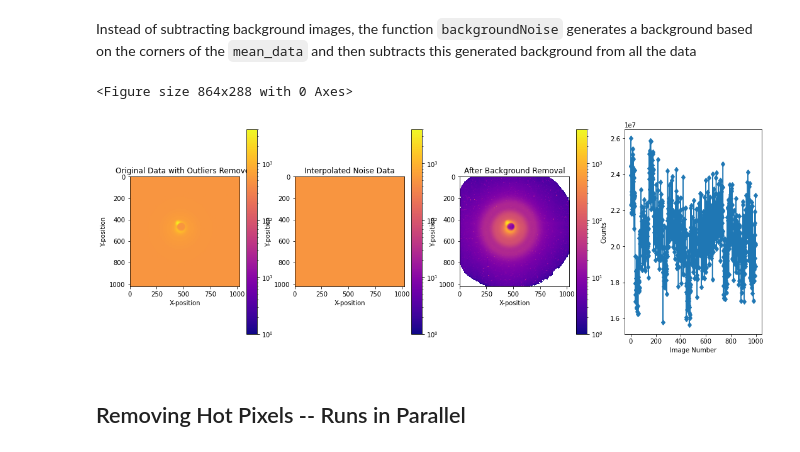
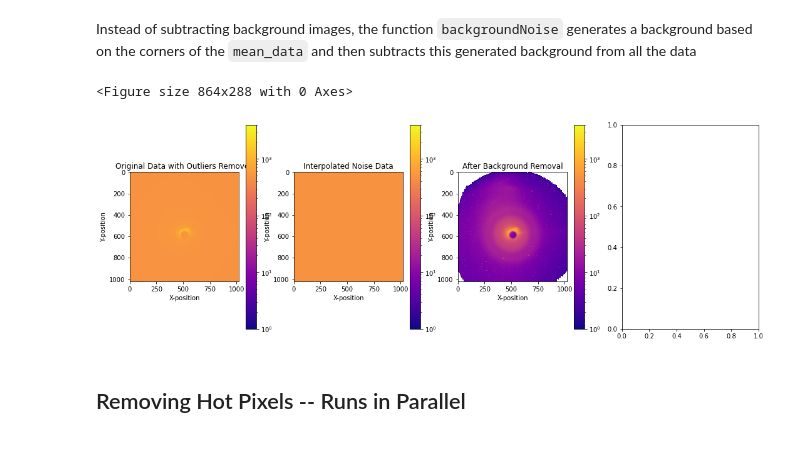
Before and after one commit to lheald2/gued, a Jupyter notebook: GUED_Analysis_LFH.ipynb, the cells around one changed output. Saved outputs shown, nothing was run; the diff lists cells and outputs as text; code cells hidden in the pictures.

```diff
--- a/GUED_Analysis_LFH.ipynb
+++ b/GUED_Analysis_LFH.ipynb
@@ -802,8 +799,8 @@ def remove_radial_outliers(image):
 # %% [markdown]
 ### Defining path -- Uses * to make more accessible for reading in multiple scan files
 # %%
-dataPath = '/work/centurion/shared/UED_data/FY18_o-nitrophenol/20180823/Run/20180823_0320'
-#dataPath = '/work/centurion/shared/UED_data/FY18_o-nitrophenol/20180623/Run/20180623_2349'
+#dataPath = '/work/centurion/shared/UED_data/FY18_o-nitrophenol/20180823/Run/20180823_0320'
+dataPath = '/work/centurion/shared/UED_data/FY18_o-nitrophenol/20180623/Run/20180623_2349'
 runPath = "/*/*/ANDOR1_*.tif"
 
 
@@ -920,7 +917,7 @@ Background from experiment is causing negative values or 0 values.
 
 highvalue = 50000 # The highest value of pixel intensity from the histogram plot
 print('Load diffraction signal');
-test_data, stage_positions, file_numbers, counts = get_image_details(files[:1000])
+test_data, stage_positions, file_numbers, counts = get_image_details(files[2000:3000])
 counts_mean = np.mean(counts)        # Mean values of Total Counts of all images
 counts_std  = np.std(counts)         # the STD of all the tc for all the iamges
 uni_stage = np.unique(stage_positions)# Pump-probe stage position
@@ -1046,37 +1043,37 @@ if sub_edges =='Yes':
 
 fig = plt.figure(figsize = (12,4)) # Plot counts rate, images number at each posi, and bad images
 
 fig, axes = plt.subplots(1, 4, figsize=(18, 6))
 vmin_1_1, vmax_1_1 = 10**-0, 4000
 
 #Before
 img1 = axes[0].imshow(mean_data, cmap='plasma', norm=matplotlib.colors.LogNorm(vmin=vmin_1_1, vmax=vmax_1_1))
 axes[0].set_title('Original Data with Outliers Removed')
 axes[0].set_xlabel('X-position')
 axes[0].set_ylabel('Y-position')
 colorbar1 = fig.colorbar(img1, ax=axes[0])  # Add colorbar to the first subplot
 
 #Noise
 img2 = axes[1].imshow(noise_data, cmap='plasma',  norm=matplotlib.colors.LogNorm(vmin=vmin_1_1, vmax=vmax_1_1))
 # Use the same normalization as img1
 axes[1].set_title('Interpolated Noise Data')
 axes[1].set_xlabel('X-position')
 axes[1].set_ylabel('Y-position')
 colorbar2 = fig.colorbar(img2, ax=axes[1])  # Add colorbar to the second subplot
 
 # Noise Removed
 img3 = axes[2].imshow(noiseless_data, cmap='plasma',  norm=matplotlib.colors.LogNorm(vmin=vmin_1_1, vmax=vmax_1_1))  # Logarithmic scaling
 axes[2].set_title('After Background Removal')
 axes[2].set_xlabel('X-position')
 axes[2].set_ylabel('Y-position')
 colorbar3 = fig.colorbar(img3, ax=axes[2])  # Add colorbar to the third subplot
 
-img4 = axes[3].plot(good_counts, '-d')
-axes[3].set_xlabel('Image Number');
-axes[3].set_ylabel('Counts');
+# img4 = axes[3].plot(good_counts, '-d')
+# axes[3].set_xlabel('Image Number');
+# axes[3].set_ylabel('Counts');
 # %% [output]
 <Figure size 864x288 with 0 Axes>
-[figure, old version]
+[figure, new version]
 # %% [markdown]
 ## Removing Hot Pixels -- Runs in Parallel
 # %% [markdown]
```
Also changed, not shown: parts of 86 cells of this notebook, 5 other files.
